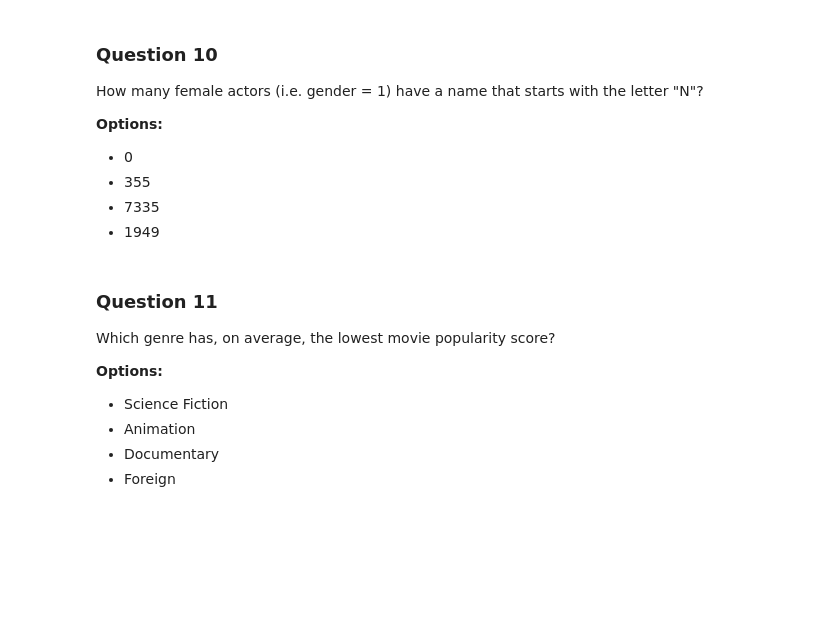
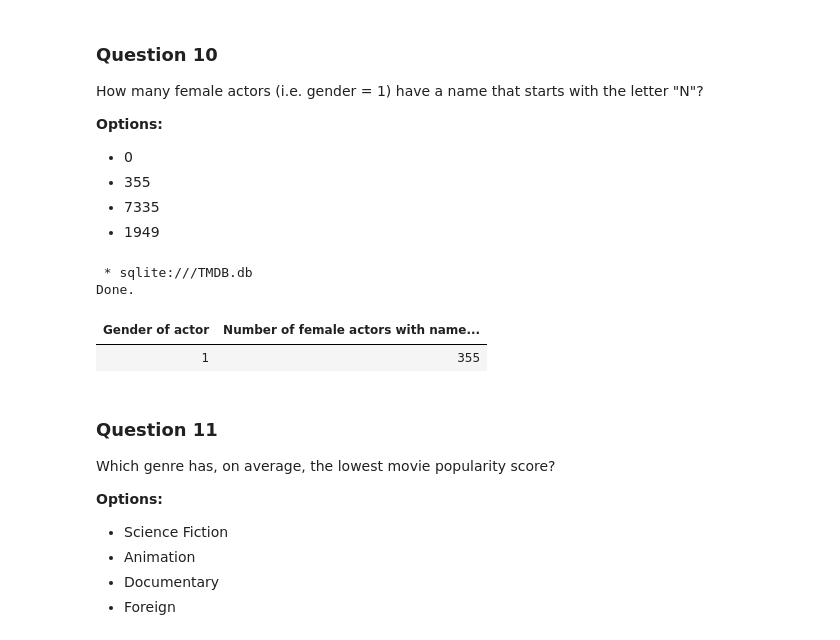
Before and after one commit to KomlaRD/sql_exams, a Jupyter notebook: SQL Exam.ipynb, the cells around one changed output. Cells and saved outputs as stored; diff of their text form; code cells hidden in the pictures; blank space fills up the shorter version.

```diff
--- a/SQL Exam.ipynb
+++ b/SQL Exam.ipynb
@@ -327,7 +327,24 @@ How many female actors (i.e. gender = 1) have a name that starts with the letter
  - 1949
 # %%
 %%sql
-# Add your code here
+SELECT
+    gender AS "Gender of actor",
+    COUNT(gender) AS "Number of female actors with name beginning with N"
+FROM
+    actors
+WHERE
+    gender = 1 -- Female
+AND
+    actor_name LIKE "N%" -- Name begins with N
+GROUP BY
+    gender
+LIMIT
+    10;
+# %% [output]
+ * sqlite:///TMDB.db
+Done.
+| Gender of actor | Number of female actors with name... |
+| 1 | 355 |
 # %% [markdown]
 ### Question 11
 
```
